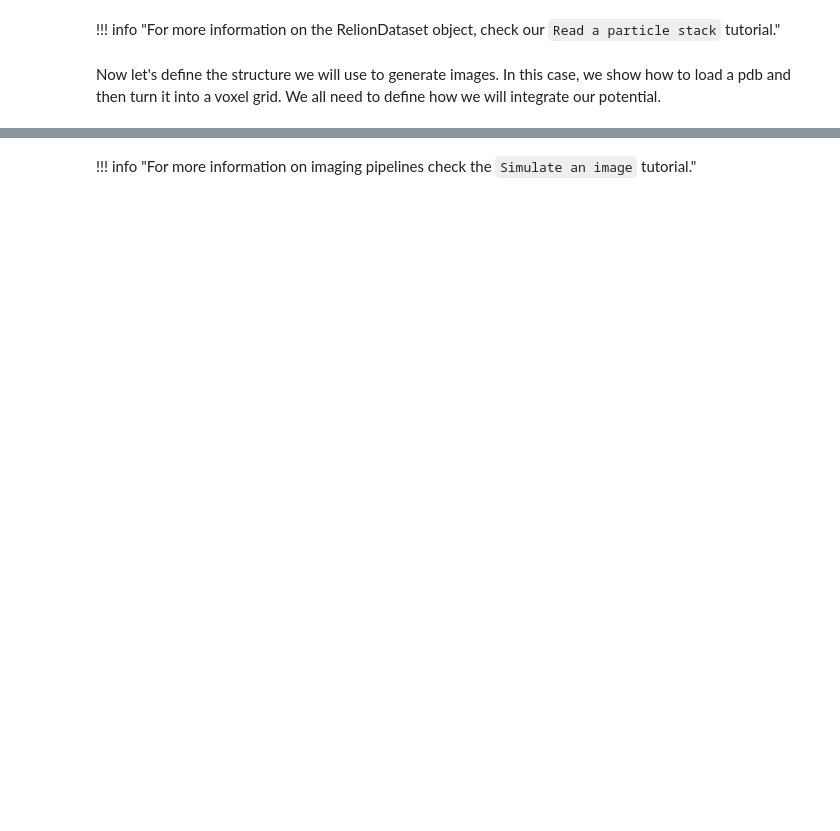
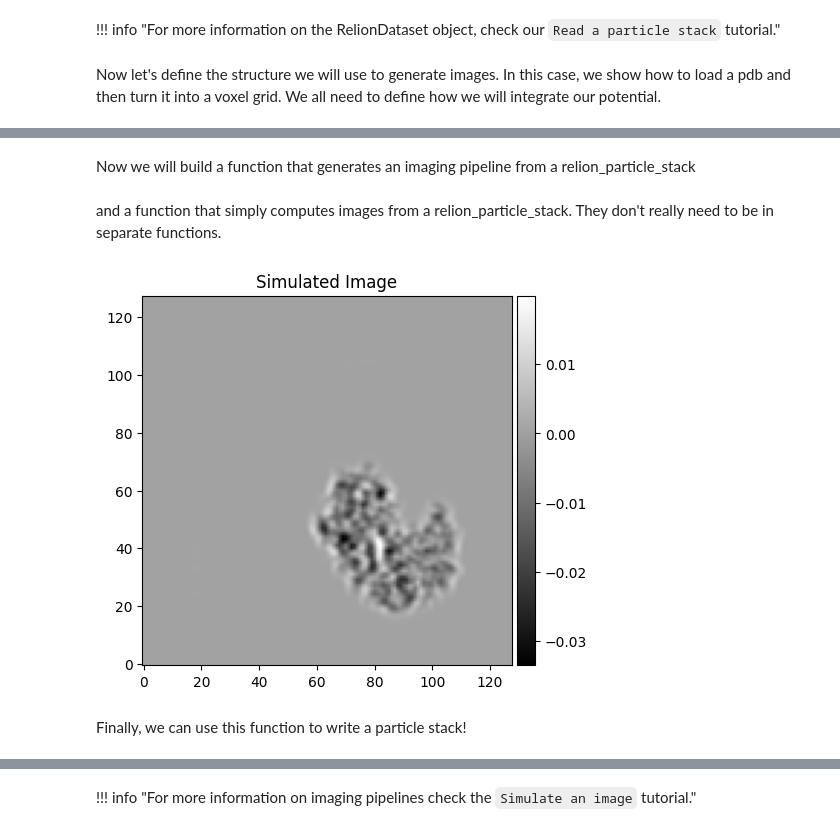
Before and after one commit to mjo22/cryojax, a Jupyter notebook: docs/examples/simulate-relion-dataset.ipynb, the cells around one changed output, grey strips where cells are left out. Drawn from its saved outputs; the diff is of its cells as text; code cells hidden in the pictures; blank space fills up the shorter version.

```diff
--- a/docs/examples/simulate-relion-dataset.ipynb
+++ b/docs/examples/simulate-relion-dataset.ipynb
@@ -196,10 +183,11 @@ In this section we will read the generated starfile, use it to build an imaging
 # %%
 # First load the starfile
 
-path_to_mrc_files = "./relion_dataset_particles"
+path_to_mrc_files = "./relion_dataset_particles/noiseless"
+
 dataset = RelionDataset(
     path_to_starfile="./relion_dataset.star",  # starfile we created
-    path_to_relion_project=path_to_mrc_files,
+    path_to_relion_project=path_to_mrc_files,  # here is where the mrcs will be saved
     get_image_stack=False,  # not loading particles as they don't exist yet
     get_envelope_function=True,
 )
@@ -249,0 +217,43 @@ imaging_pipeline = cxs.ContrastImagingPipeline(instrument_config, scattering_the
+# %% [markdown]
+Now we will build a function that generates an imaging pipeline from a relion_particle_stack
+# %%
+from typing import Any
+
+
+def build_imaging_pipeline_from_relion_particle_stack(
+    relion_particle_stack: RelionParticleStack,
+    args: Any,
+) -> cxs.ContrastImagingPipeline:
+    potential, potential_integrator = args
+
+    structural_ensemble = cxs.SingleStructureEnsemble(
+        potential, relion_particle_stack.pose
+    )
+
+    scattering_theory = cxs.WeakPhaseScatteringTheory(
+        structural_ensemble,
+        potential_integrator,
+        relion_particle_stack.transfer_theory,
+    )
+    imaging_pipeline = cxs.ContrastImagingPipeline(
+        relion_particle_stack.instrument_config, scattering_theory
+    )
+    return imaging_pipeline
+# %% [markdown]
+and a function that simply computes images from a relion_particle_stack. They don't really need to be in separate functions.
+# %%
+def compute_image(
+    relion_particle_stack: RelionParticleStack,
+    args: Any,
+):
+    imaging_pipeline = build_imaging_pipeline_from_relion_particle_stack(
+        relion_particle_stack, args
+    )
+    return imaging_pipeline.render()
+# %%
+image = compute_image(dataset[0], (potential, potential_integrator))
+plot_image(image, plt.figure(), plt.gca(), label="Simulated Image");
+# %% [output]
+[figure, added]
+# %% [markdown]
+Finally, we can use this function to write a particle stack!
```
Also changed, not shown: parts of 33 cells of this notebook, 1 other file.
